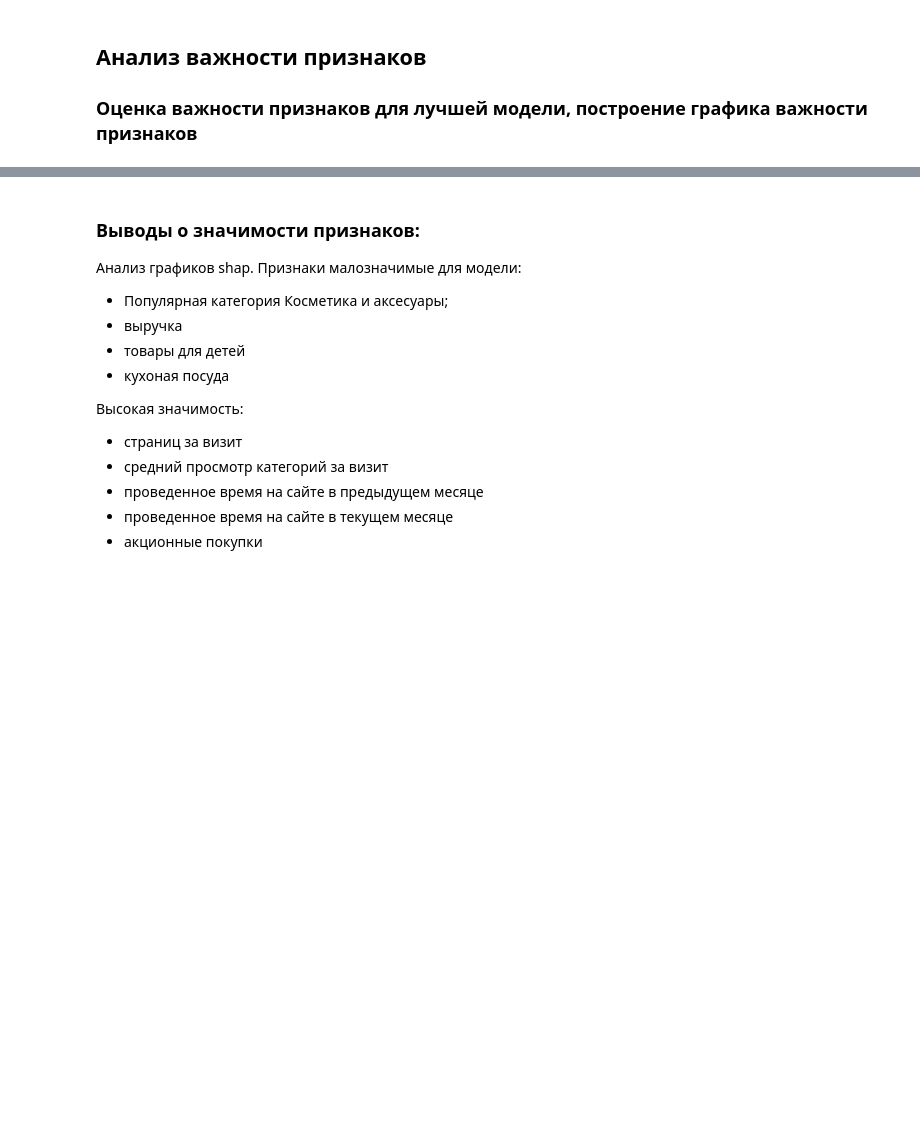
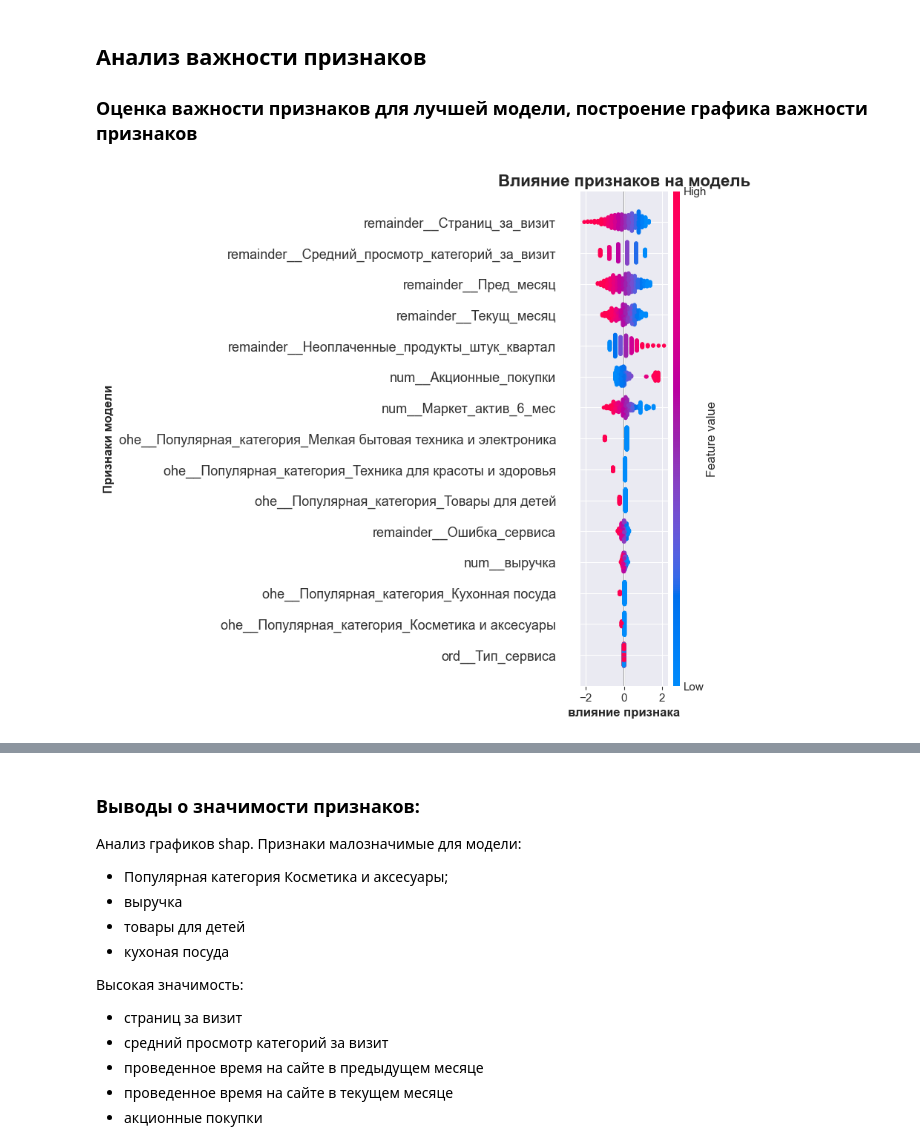
Before and after one commit to AlekseyRosht/git_hab_project, a Jupyter notebook: project_learn_teacher.ipynb, the cells around one changed output, grey strips where cells are left out. Saved outputs shown, nothing was run; the diff lists cells and outputs as text; code cells hidden in the pictures; blank space fills up the shorter version.

```diff
--- a/project_learn_teacher.ipynb
+++ b/project_learn_teacher.ipynb
@@ -995,34 +995,36 @@ if isinstance(model, LogisticRegression):
     # Для линейных моделей
     explainer = shap.LinearExplainer(
         model,
         X_train_tf,
         feature_names=feature_names
     )
 elif isinstance(model, DecisionTreeClassifier):
     # для дерево решений
     explainer = shap.TreeExplainer(model)
 else:
     # Для моделей KNN, SVM
     background = shap.sample(X_train_tf, 100)
     explainer = shap.KernelExplainer(model.predict_proba, background)
 
 # Вычисляем SHAP значения
 shap_values = explainer(X_test_tf) # новый способ explainer!!!
 
 # Визуализация
-plt.figure(figsize=(20, 10))
+plt.figure(figsize=(40, 10))
 if isinstance(model, LogisticRegression):
     shap.summary_plot(shap_values, X_test_tf, feature_names=feature_names, show=False)
 else:
     if isinstance(shap_values, list) and len(shap_values) == 2:
         # Бинарная классификация - используем значения для положительного класса
         shap.summary_plot(shap_values[1], X_test_tf, feature_names=feature_names, show=False)
     else:
         shap.summary_plot(shap_values, X_test_tf, feature_names=feature_names, show=False)
 plt.title('Влияние признаков на модель', fontsize=16, pad=5, fontweight='bold')
 plt.ylabel('Признаки модели', fontsize=12, fontweight='bold' )
 plt.xlabel('влияние признака', fontweight='bold', fontsize=12)
 plt.show()
+# %% [output]
+[figure, added]
 # %%
 shap.plots.bar(shap_values, max_display=17, show=False)
 plt.title('Влияние признаков на модель', fontweight='bold', fontsize=16)
```
Also changed, not shown: parts of 12 cells of this notebook.
